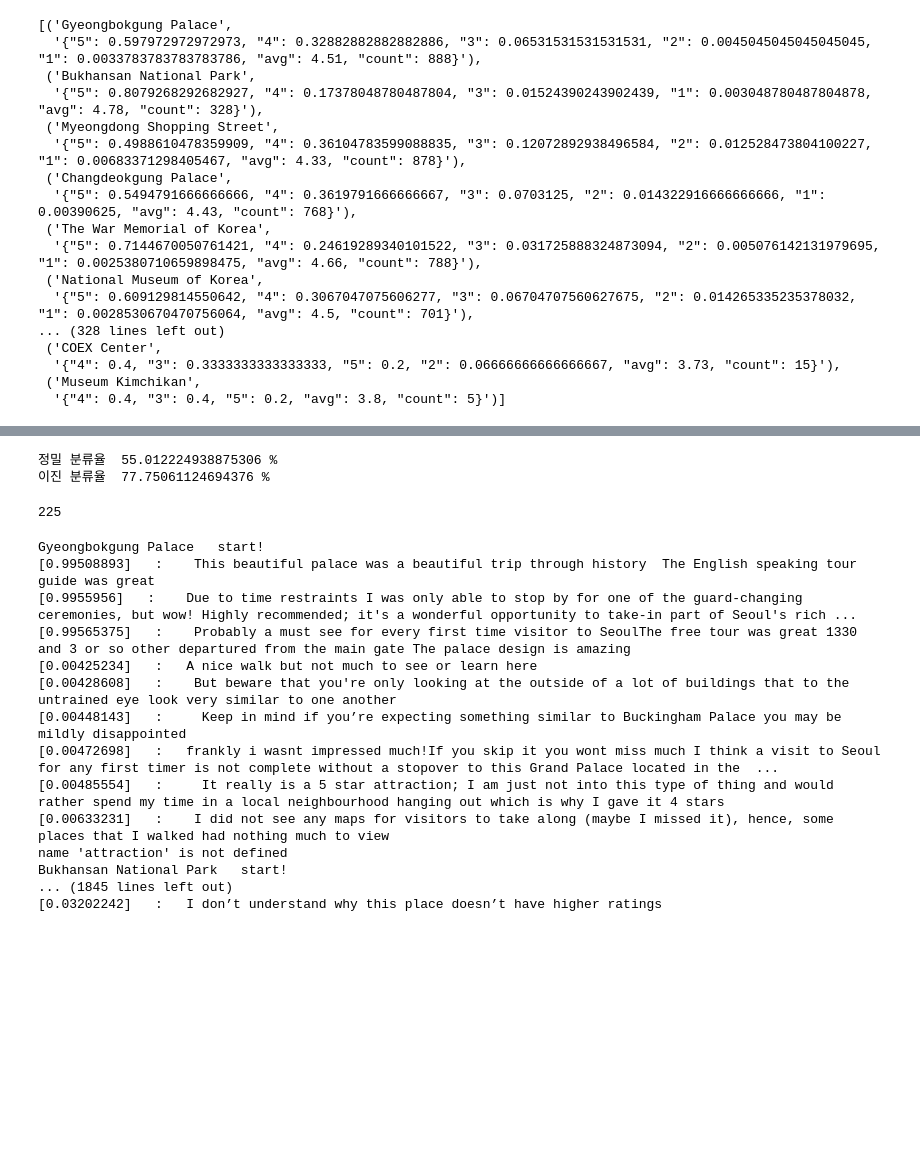
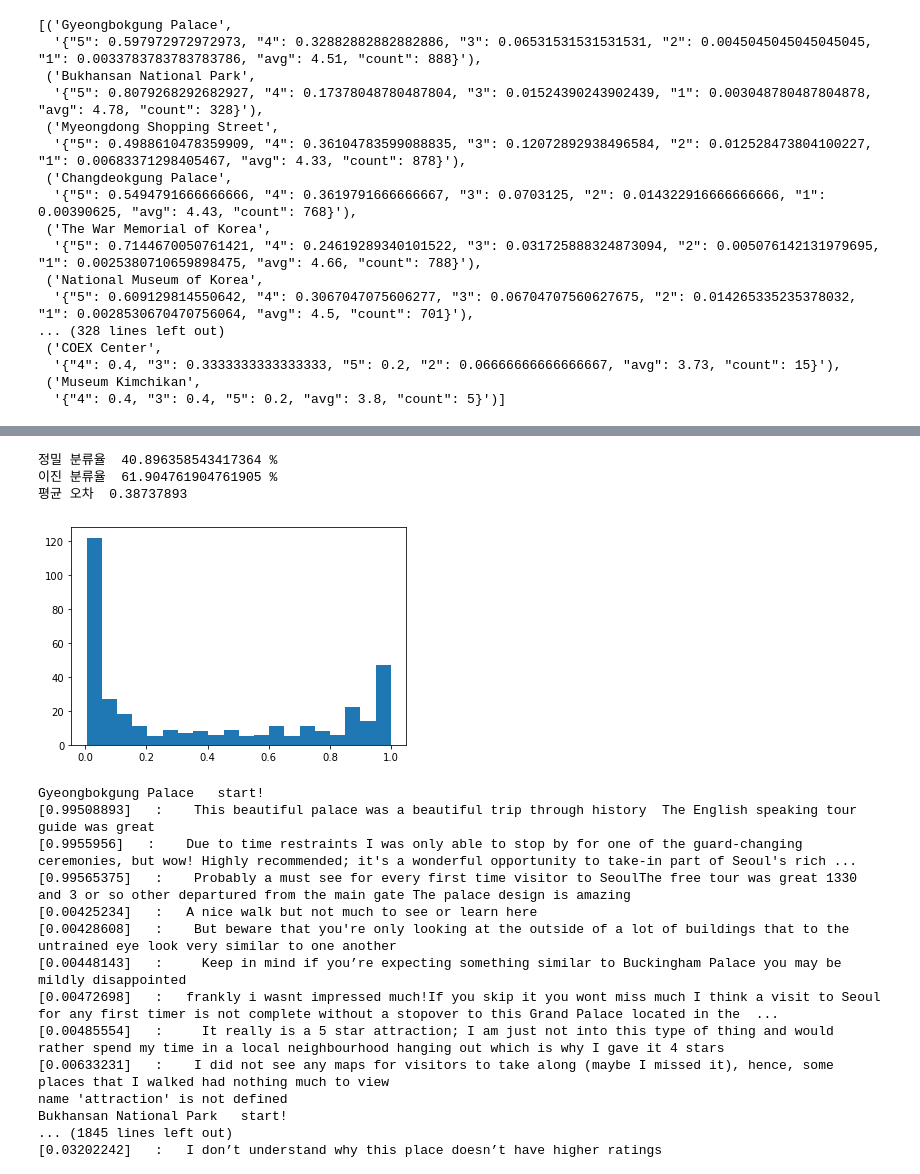
Before and after one commit to twinstae/tripReviewAnalysisSystem, a Jupyter notebook: p1/sent_analysis_LSTM.ipynb, the cells around one changed output, grey strips where cells are left out. Cells and saved outputs as stored; diff of their text form; code cells hidden in the pictures; blank space fills up the shorter version.

```diff
--- a/p1/sent_analysis_LSTM.ipynb
+++ b/p1/sent_analysis_LSTM.ipynb
@@ -210,29 +217,35 @@ Epoch 00010: early stopping
 model.load_weights('best_model'+str(drop_rate)+str(embed_n)+'.h5')
 # %%
 y_pred_array = model.predict(X_test)
-
-b = []
+a = []
+b = 0
 c = 0
-length = 0
+false_list = []
 for X_te, y_pred, y_te in zip(X_test, y_pred_array, y_test):
     if y_te == 0:
-        length +=1
+        a.append(abs(y_pred - y_te)[0])
         if abs(y_pred - y_te) < 0.1:
+            b+=1
+        if abs(y_pred - y_te) < 0.5:
+            c +=1
+        elif abs(y_pred - y_te) > 0.77:
             sent = ""
             for x in X_te:
                 if x != 0:
-                    sent+= reverse_dict_5000[x] +" "
-            b.append((i, sent, y_pred,y_te))
-        if abs(y_pred - y_te) < 0.5:
-                c +=1
+                    sent+= reverse_dict_NUMBER[x] +" "
+            false_list.append((y_te, abs(y_pred - y_te)[0] ,sent))
 
-print("정밀 분류율 ", 100*len(b) / length,"%")
-print("이진 분류율 ", 100*c/length,"%")
-len(b)
+print("정밀 분류율 ", 100*b/len(a),"%")
+print("이진 분류율 ", 100*c/len(a),"%")
+resi_array = np.array(a)
+print("평균 오차 ", resi_array.mean())
+plt.hist(resi_array, bins = 20)
+plt.show()
 # %% [output]
-정밀 분류율  55.012224938875306 %
-이진 분류율  77.75061124694376 %
+정밀 분류율  40.896358543417364 %
+이진 분류율  61.904761904761905 %
+평균 오차  0.38737893
-225
+[figure, added]
 # %%
 def top_low_n(name, n = 3):
 
```
Also changed, not shown: parts of 23 cells of this notebook, 5 other files.
